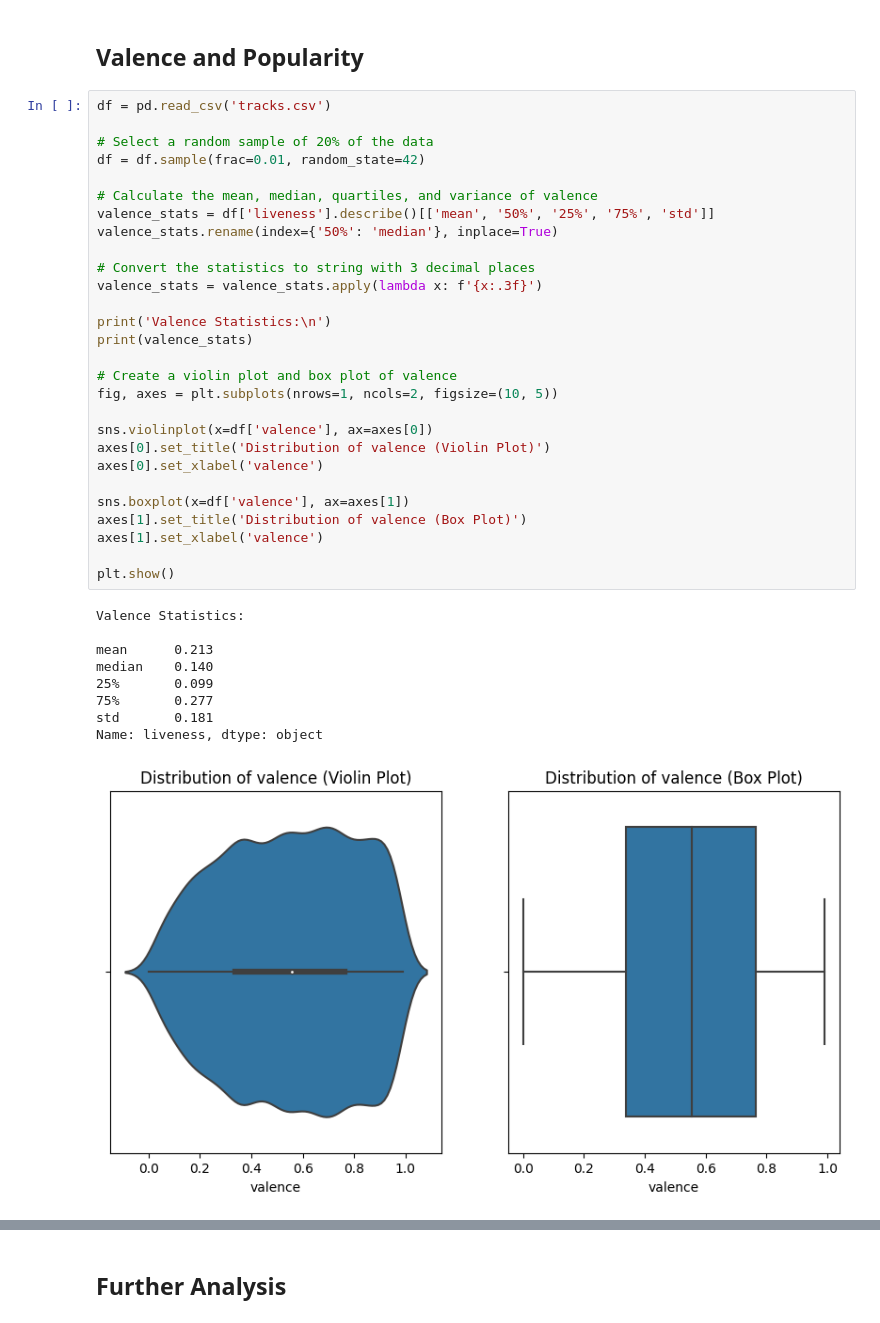
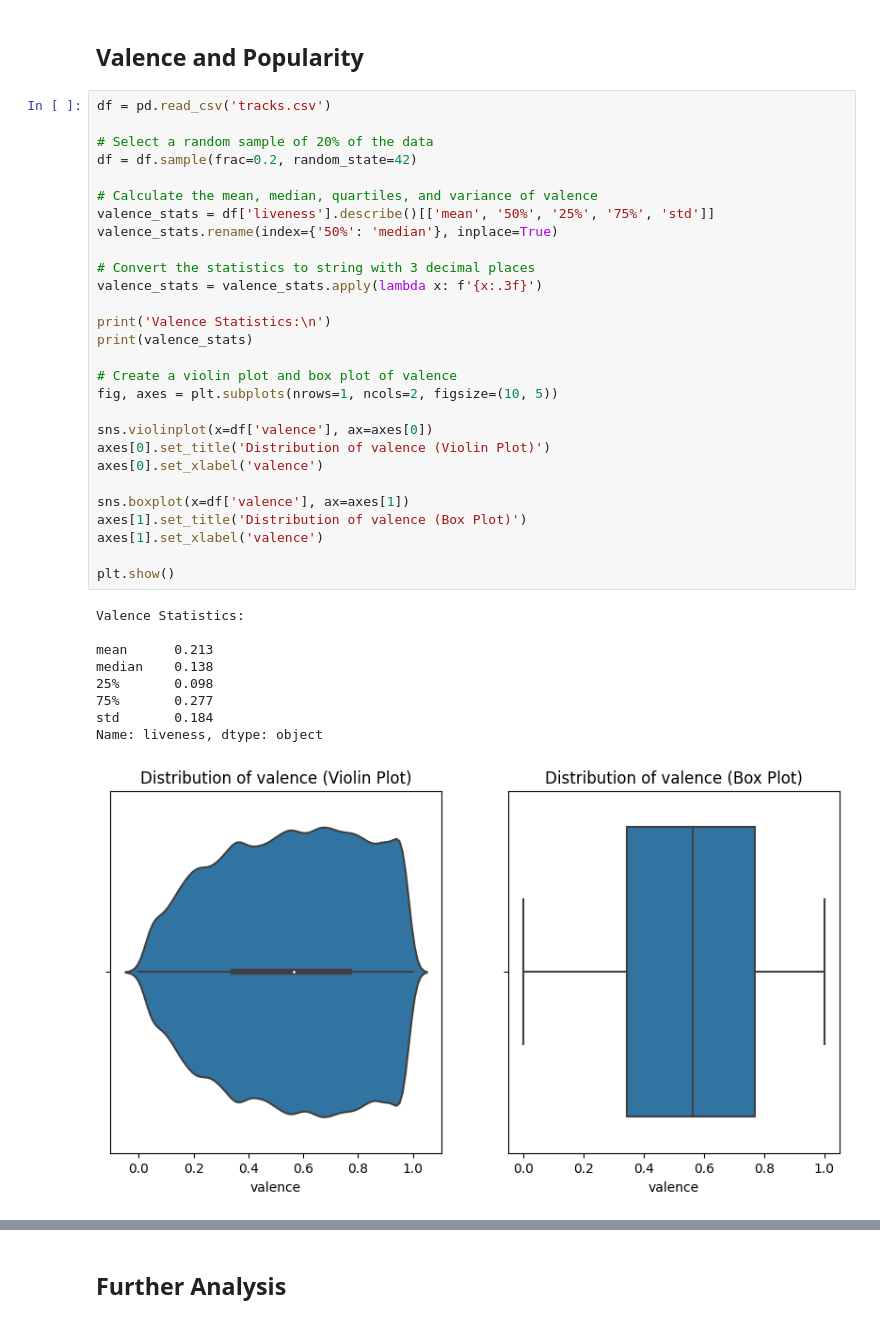
Before and after one commit to ayushmandixit2000/DSAI-Project, a Jupyter notebook: TracksAnalysis.ipynb, the cells around one changed output, grey strips where cells are left out. Drawn from its saved outputs; the diff is of its cells as text.

```diff
--- a/TracksAnalysis.ipynb
+++ b/TracksAnalysis.ipynb
@@ -1054,40 +1054,40 @@ A correlation coefficient of -0.04505514218760142 indicates a weak negative corr
 df = pd.read_csv('tracks.csv')
 
 # Select a random sample of 20% of the data
-df = df.sample(frac=0.01, random_state=42)
+df = df.sample(frac=0.2, random_state=42)
 
 # Calculate the mean, median, quartiles, and variance of valence
 valence_stats = df['liveness'].describe()[['mean', '50%', '25%', '75%', 'std']]
 valence_stats.rename(index={'50%': 'median'}, inplace=True)
 
 # Convert the statistics to string with 3 decimal places
 valence_stats = valence_stats.apply(lambda x: f'{x:.3f}')
 
 print('Valence Statistics:\n')
 print(valence_stats)
 
 # Create a violin plot and box plot of valence
 fig, axes = plt.subplots(nrows=1, ncols=2, figsize=(10, 5))
 
 sns.violinplot(x=df['valence'], ax=axes[0])
 axes[0].set_title('Distribution of valence (Violin Plot)')
 axes[0].set_xlabel('valence')
 
 sns.boxplot(x=df['valence'], ax=axes[1])
 axes[1].set_title('Distribution of valence (Box Plot)')
 axes[1].set_xlabel('valence')
 
 plt.show()
 # %% [output]
 Valence Statistics:
 
 mean      0.213
-median    0.140
-25%       0.099
+median    0.138
+25%       0.098
 75%       0.277
-std       0.181
+std       0.184
 Name: liveness, dtype: object
-[figure, old version]
+[figure, new version]
 # %%
 #Next, let us see if there is a direct relationship between valence and popularity through a scatter plot
 
```
Also changed, not shown: parts of 7 cells of this notebook.
